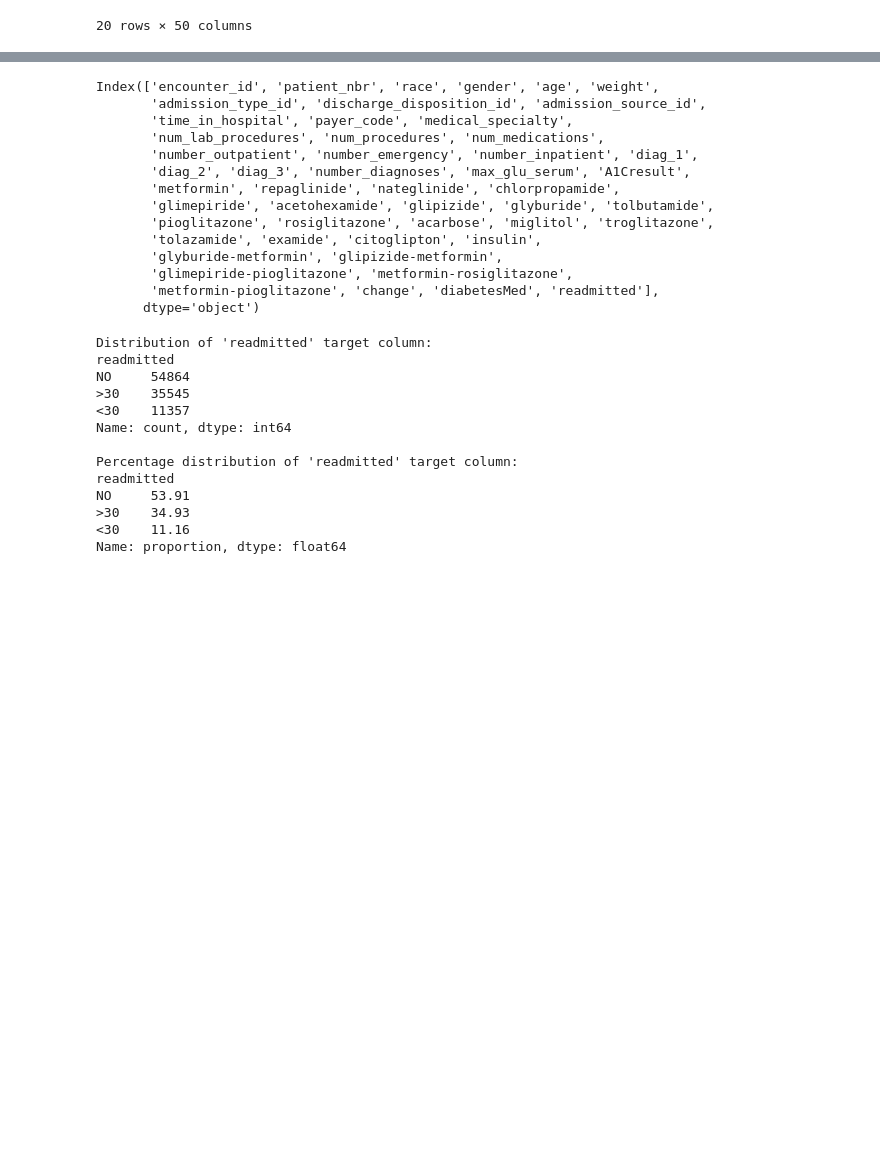
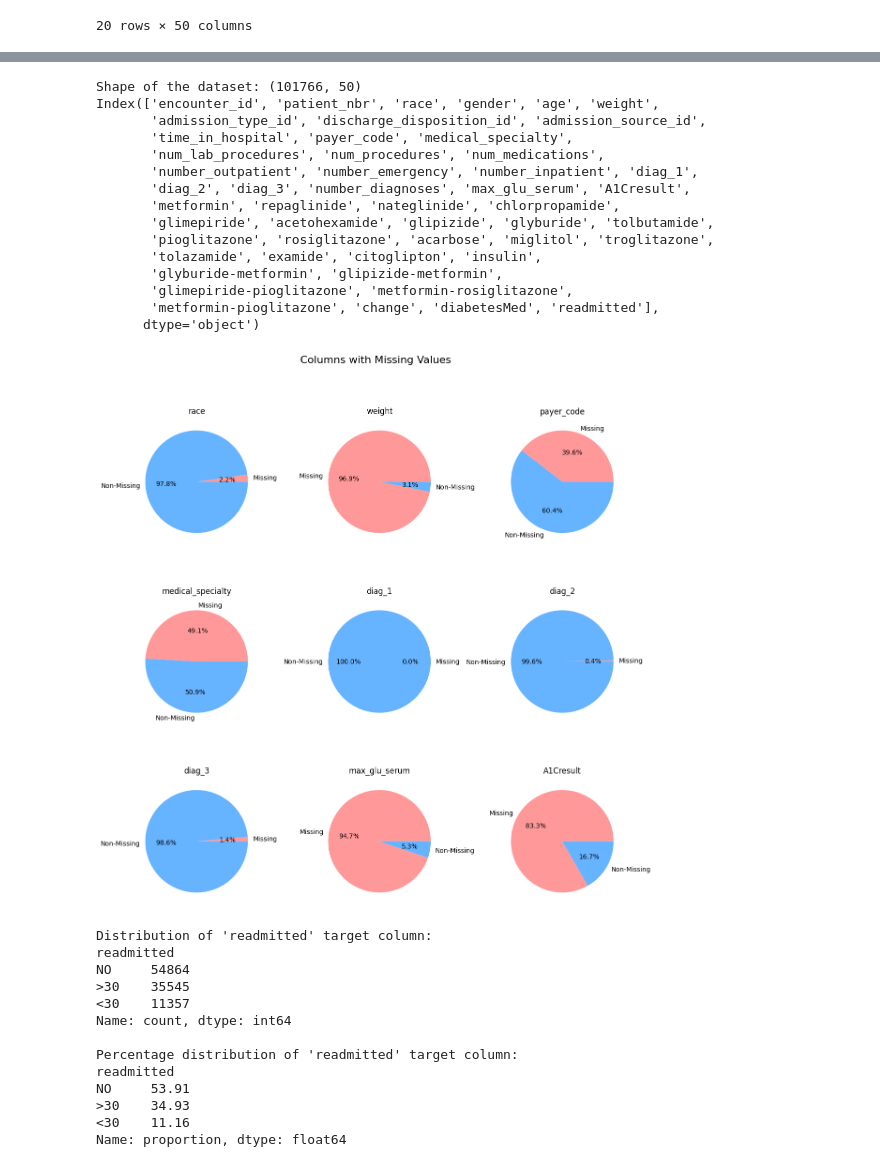
Before and after one commit to selinceydeli/ESL_Final_Project, a Jupyter notebook: effect_of_class_imbalance_code.ipynb, the cells around one changed output, grey strips where cells are left out. Cells and saved outputs as stored; diff of their text form; code cells hidden in the pictures; blank space fills up the shorter version.

Commit message:
more data exploration techniques are added

```diff
--- a/effect_of_class_imbalance_code.ipynb
+++ b/effect_of_class_imbalance_code.ipynb
@@ -54,6 +99,8 @@ dataset.head(20)
 # %%
+print("Shape of the dataset:", dataset.shape)
 print(dataset.columns)
 # %% [output]
+Shape of the dataset: (101766, 50)
 Index(['encounter_id', 'patient_nbr', 'race', 'gender', 'age', 'weight',
        'admission_type_id', 'discharge_disposition_id', 'admission_source_id',
        'time_in_hospital', 'payer_code', 'medical_specialty',
@@ -68,6 +115,43 @@ Index(['encounter_id', 'patient_nbr', 'race', 'gender', 'age', 'weight',
        'glimepiride-pioglitazone', 'metformin-rosiglitazone',
        'metformin-pioglitazone', 'change', 'diabetesMed', 'readmitted'],
       dtype='object')
+# %%
+import seaborn as sns
+import matplotlib.pyplot as plt
+import pandas as pd
+import numpy as np
+
+# Visualize columns that contain missing values with pie-charts
+dataset_visualization = dataset.copy()
+dataset_visualization.replace('?', np.nan, inplace=True)
+columns_with_missing = dataset_visualization.columns[dataset_visualization.isnull().any()]
+
+num_columns = len(columns_with_missing)
+
+per_row = 3
+rows = (num_columns // per_row) + (num_columns % per_row > 0)
+fig, axes = plt.subplots(rows, per_row, figsize=(per_row * 4, rows * 4))
+axes = axes.flatten()
+
+for i, col in enumerate(columns_with_missing):
+    missing_count = dataset_visualization[col].isnull().sum()
+    non_missing_count = dataset_visualization[col].notnull().sum()
+
+    data = [missing_count, non_missing_count]
+    labels = ['Missing', 'Non-Missing']
+    colors = ['#ff9999', '#66b3ff']
+
+    axes[i].pie(data, labels=labels, autopct='%1.1f%%', colors=colors)
+    axes[i].set_title(col)
+
+for j in range(i + 1, len(axes)):
+    fig.delaxes(axes[j])
+
+plt.suptitle("Columns with Missing Values", fontsize=16, y=1.02)
+plt.tight_layout()
+plt.show()
+# %% [output]
+[figure, added]
 # %%
 target_distribution = dataset['readmitted'].value_counts()
 
```
Also changed, not shown: parts of 3 cells of this notebook, 1 other file.
